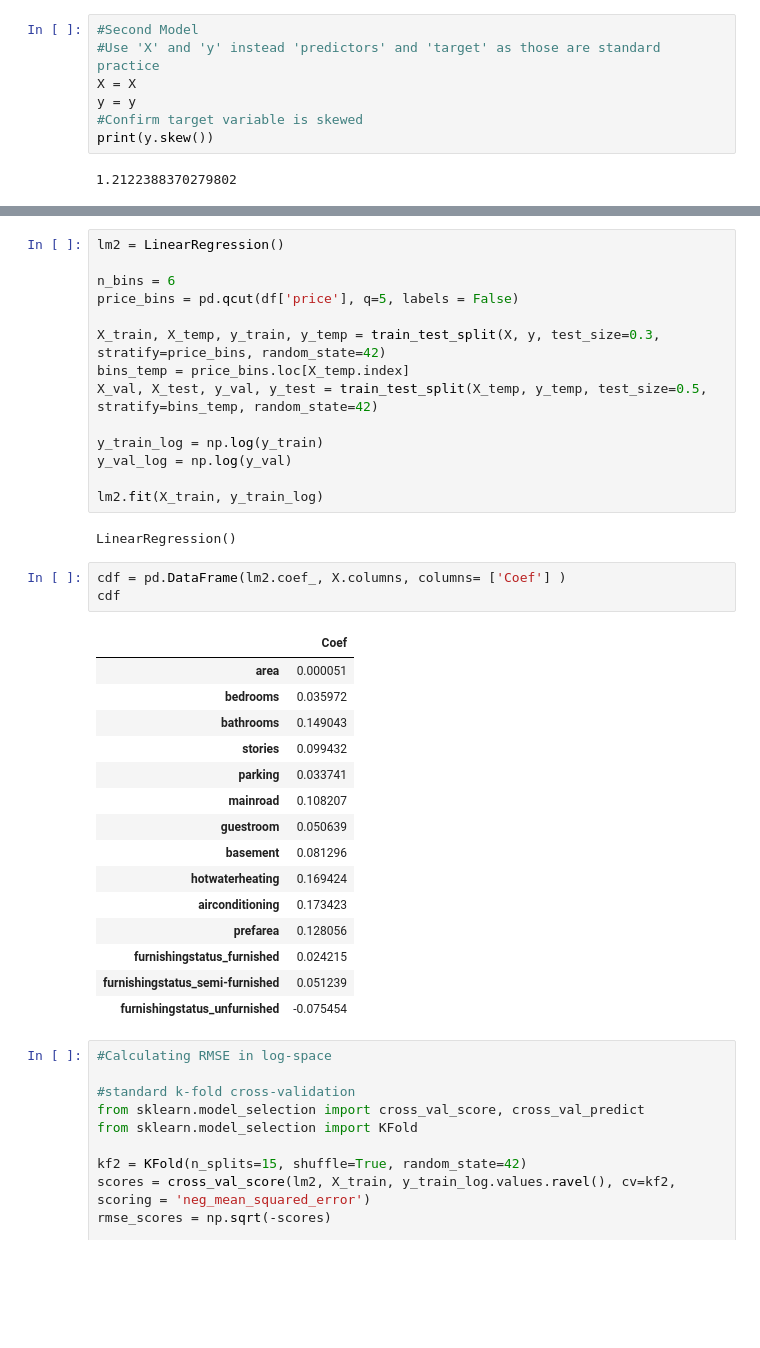
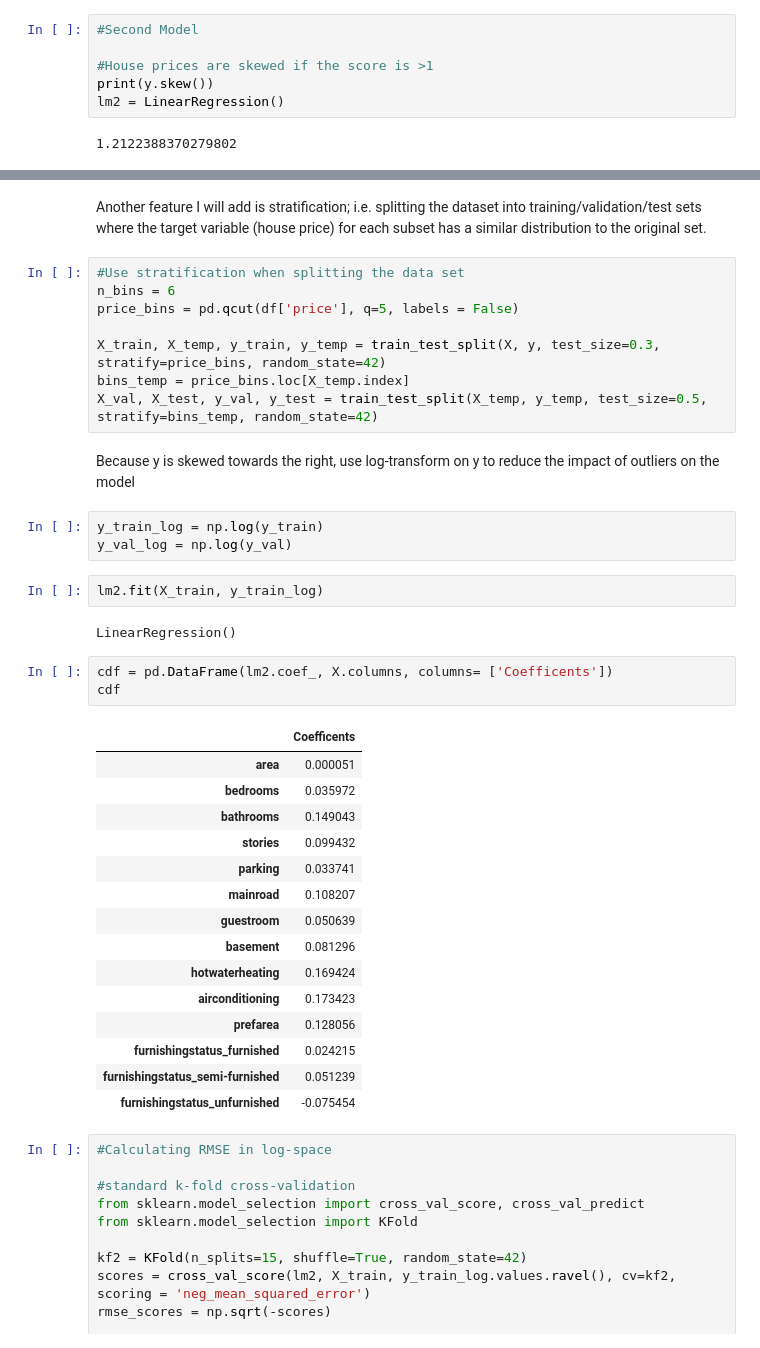
Before and after one commit to sh4ruyan/predictingHousePrices, a Jupyter notebook: predictingHousePrices.ipynb, the cells around one changed output, grey strips where cells are left out. Cells and saved outputs as stored; diff of their text form; blank space fills up the shorter version.

```diff
--- a/predictingHousePrices.ipynb
+++ b/predictingHousePrices.ipynb
@@ -306,9 +305,8 @@ There is a difference of  0.74 % between the training set RMSE and test set RMSE
 # %%
 #Second Model
-#Use 'X' and 'y' instead 'predictors' and 'target' as those are standard practice
-X = X
-y = y
-#Confirm target variable is skewed
+
+#House prices are skewed if the score is >1
 print(y.skew())
+lm2 = LinearRegression()
 # %% [output]
 1.2122388370279802
@@ -317,24 +313,27 @@ print(y.skew())
+# %% [markdown]
+Another feature I will add is stratification; i.e. splitting the dataset into training/validation/test sets where the target variable (house price) for each subset has a similar distribution to the original set.
 # %%
-lm2 = LinearRegression()
-
+#Use stratification when splitting the data set
 n_bins = 6
 price_bins = pd.qcut(df['price'], q=5, labels = False)
 
 X_train, X_temp, y_train, y_temp = train_test_split(X, y, test_size=0.3, stratify=price_bins, random_state=42)
 bins_temp = price_bins.loc[X_temp.index]
 X_val, X_test, y_val, y_test = train_test_split(X_temp, y_temp, test_size=0.5, stratify=bins_temp, random_state=42)
-
-y_train_log = np.log(y_train)
-y_val_log = np.log(y_val)
-
-lm2.fit(X_train, y_train_log)
-# %% [output]
-LinearRegression()
+# %% [markdown]
+Because y is skewed towards the right, use log-transform on y to reduce the impact of outliers on the model
+# %%
+y_train_log = np.log(y_train)
+y_val_log = np.log(y_val)
+# %%
+lm2.fit(X_train, y_train_log)
+# %% [output]
+LinearRegression()
 # %%
-cdf = pd.DataFrame(lm2.coef_, X.columns, columns= ['Coef'] )
+cdf = pd.DataFrame(lm2.coef_, X.columns, columns= ['Coefficents'])
 cdf
 # %% [output]
-|  | Coef |
+|  | Coefficents |
 | area | 0.000051 |
 | bedrooms | 0.035972 |
 | bathrooms | 0.149043 |
```
Also changed, not shown: parts of 27 cells of this notebook.
